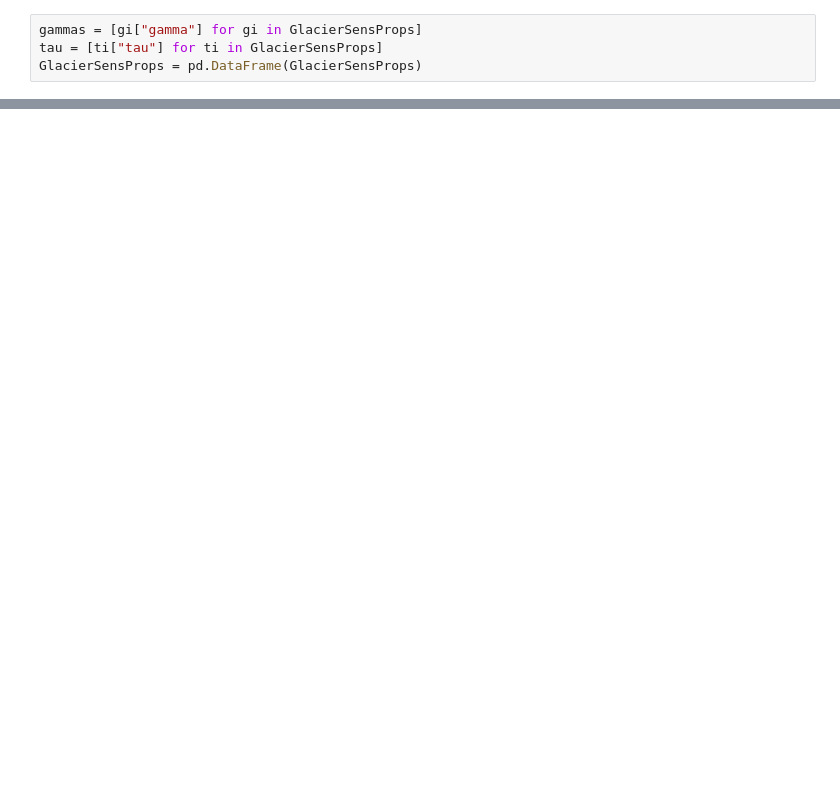
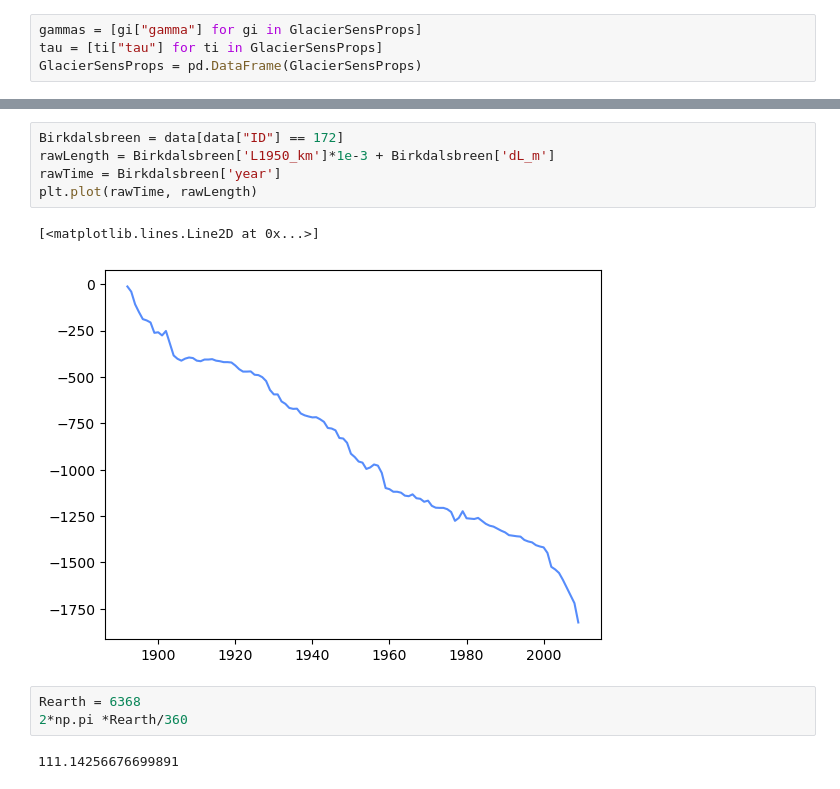
Before and after one commit to NikolajMunkKjaersgaard/EarthAndClimate, a Jupyter notebook: TemperatureReconstruction.ipynb, the cells around one changed output, grey strips where cells are left out. Saved outputs shown, nothing was run; the diff lists cells and outputs as text; blank space fills up the shorter version.

```diff
--- a/TemperatureReconstruction.ipynb
+++ b/TemperatureReconstruction.ipynb
@@ -153,0 +286,13 @@ plt.plot(ModelTime, Temp)
+# %%
+Birkdalsbreen = data[data["ID"] == 172]
+rawLength = Birkdalsbreen['L1950_km']*1e-3 + Birkdalsbreen['dL_m']
+rawTime = Birkdalsbreen['year']
+plt.plot(rawTime, rawLength)
+# %% [output]
+[<matplotlib.lines.Line2D at 0x...>]
+[figure, added]
+# %%
+Rearth = 6368
+2*np.pi *Rearth/360
+# %% [output]
+111.14256676699891
```
Also changed, not shown: parts of 27 cells of this notebook.
